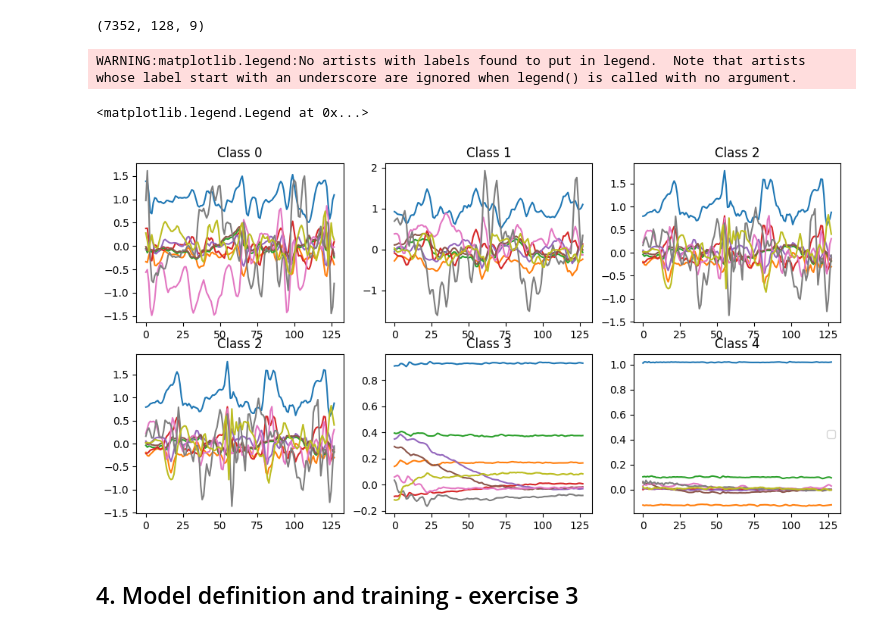
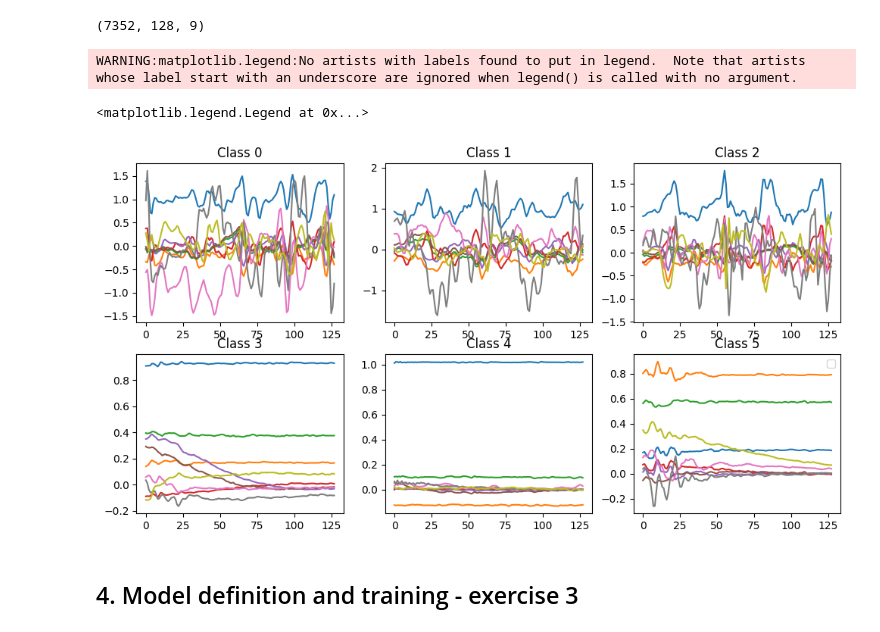
Before and after one commit to rjaa2020/deep-learning-sp23, a Jupyter notebook: Rahul_8_1D_CNN_activity_recognition_assessment.ipynb, the cells around one changed output. Saved outputs shown, nothing was run; the diff lists cells and outputs as text; code cells hidden in the pictures.

```diff
--- a/Rahul_8_1D_CNN_activity_recognition_assessment.ipynb
+++ b/Rahul_8_1D_CNN_activity_recognition_assessment.ipynb
@@ -128,18 +128,18 @@ print(X_train.shape)
 # %%
 fig, axs = plt.subplots(nrows=2, ncols=3, figsize=(12, 6))
 
 for i in range(2): # row
   for k in range(3): # column
     for l in range(X_train.shape[2]): # dimensons to be displayed
-      class_no=i*2+k
+      class_no=i*3+k
       axs[i,k].plot(X_train[np.argmax(Y_train[:,class_no]),:, l])
       #axs[i,k].plot(<TODO: select the input sequence of one instance from class #class_no>)
       axs[i,k].title.set_text("Class "+str(class_no))
 plt.legend()
 # %% [output]
 WARNING:matplotlib.legend:No artists with labels found to put in legend.  Note that artists whose label start with an underscore are ignored when legend() is called with no argument.
 <matplotlib.legend.Legend at 0x...>
-[figure, old version]
+[figure, new version]
 # %% [markdown]
 ## 4. Model definition and training - exercise 3
 # %% [markdown]
```
